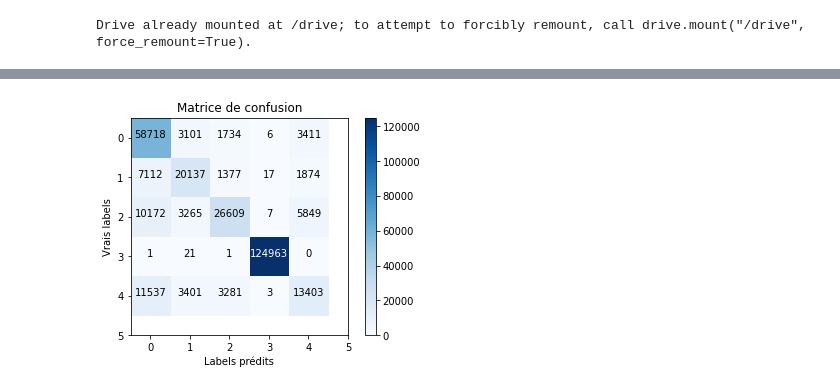
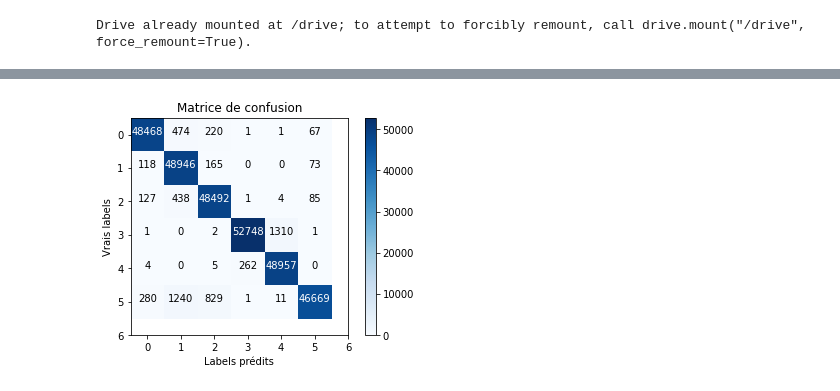
Before and after one commit to a-garnier/ASDpy, a Jupyter notebook: ASDpy.ipynb, the cells around one changed output, grey strips where cells are left out. Drawn from its saved outputs; the diff is of its cells as text; code cells hidden in the pictures.

Commit message:
Optimize data preparation, use all train datasets

```diff
--- a/ASDpy.ipynb
+++ b/ASDpy.ipynb
@@ -22,7 +50,7 @@ machines = [            # TEST DATA SIZE
     'fan',              # (1875, 40065)
     'pump',             # (856, 40065)
     'slider',           # (1290, 40065)
-#    'ToyCar',           # (2459, 44033)
+    'ToyCar',           # (2459, 44033)
     'ToyConveyor',      # (3509, 40065)
     'valve'             # (879, 40065)
 ]
@@ -238,9 +188,14 @@ num_classes :  6
 # %%
+# 50 units 50 epoch 700k train sample => 5 min
+
+units = 50
+epochs = 50
+
 # Étape 1 : Instancier un modèle avec le constructeur Sequential
 model = Sequential()
 
 # Étape 2 : Instancier les couches qui composeront le modèle avec leur constructeur
-first_layer = Dense(units=20,                   # 20 neurones
+first_layer = Dense(units=units,                # nombre de neurones
                     activation='tanh',          # fonction d'activation
                     input_dim=num_pixels,       # dimension du vecteur d'entrée
                     kernel_initializer="normal" # vecteur de poids de cette couche initialisés aléatoirement selon la loi normale
@@ -262,7 +217,7 @@ model.compile(loss='categorical_crossentropy',  # fonction de perte
               metrics=['accuracy'])             # métrique d'évaluation
 
 
-training_history = model.fit(X_train, y_train, epochs=20, batch_size=200, validation_split=0.2)
+training_history = model.fit(X_train, y_train, epochs=epochs, batch_size=200, validation_split=0.2)
 
 train_acc = training_history.history['accuracy']
 val_acc = training_history.history['val_accuracy']
@@ -328,27 +285,27 @@ weighted avg       0.82      0.81      0.81    300000
 # %%
 # affiche la matrice de confusion sous forme de tableau coloré
-classes = range(0,6)
+classes = range(0,num_classes)
 
 plt.figure()
 
 # matrice de confusion
 cnf_matrix = metrics.confusion_matrix(y_test_class, test_pred_class)
 
 plt.imshow(cnf_matrix, interpolation='nearest',cmap='Blues')
 plt.title("Matrice de confusion")
 plt.colorbar()
 tick_marks = np.arange(len(classes))
 plt.xticks(tick_marks, classes)
 plt.yticks(tick_marks, classes)
 
 # texte et couleur
 for i, j in itertools.product(range(cnf_matrix.shape[0]), range(cnf_matrix.shape[1])):
     plt.text(j, i, cnf_matrix[i, j],
              horizontalalignment = "center",
              color = "white" if cnf_matrix[i, j] > ( cnf_matrix.max() / 2) else "black")
 
 plt.ylabel('Vrais labels')
 plt.xlabel('Labels prédits')
 plt.show()
 # %% [output]
-[figure, old version]
+[figure, new version]
```
Also changed, not shown: parts of 13 cells of this notebook.
